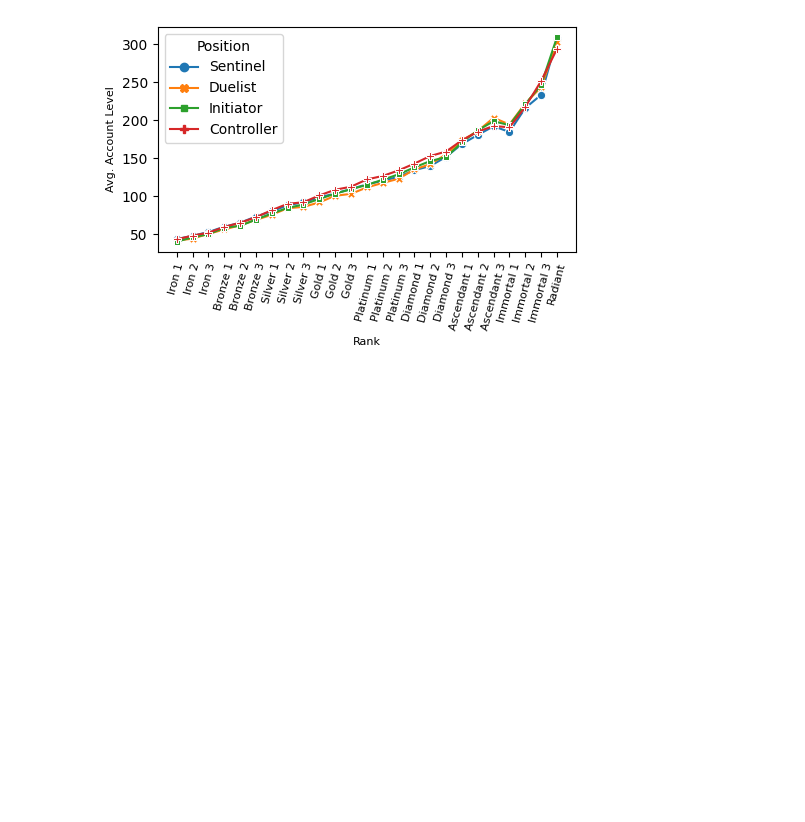
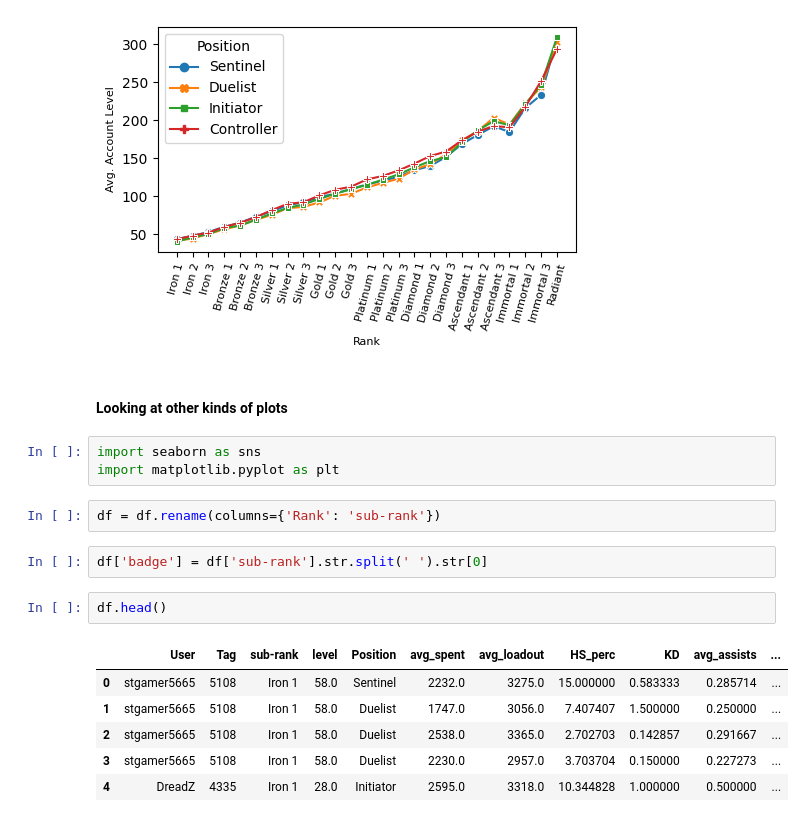
Before and after one commit to cgrant093/Valorant-Data-Project, a Jupyter notebook: src/feature_study.ipynb, the cells around one changed output. Cells and saved outputs as stored; diff of their text form; blank space fills up the shorter version.

```diff
--- a/src/feature_study.ipynb
+++ b/src/feature_study.ipynb
@@ -125,3 +113,21 @@ plot_avg_value_per_position('avg_loadout', df, plot_path, 'Avg. Economy Loadout
 plot_avg_value_per_position('level', df, plot_path, 'Avg. Account Level')
 # %% [output]
 [figure]
+# %% [markdown]
+#### Looking at other kinds of plots
+# %%
+import seaborn as sns
+import matplotlib.pyplot as plt
+# %%
+df = df.rename(columns={'Rank': 'sub-rank'})
+# %%
+df['badge'] = df['sub-rank'].str.split(' ').str[0]
+# %%
+df.head()
+# %% [output]
+|  | User | Tag | sub-rank | level | Position | avg_spent | avg_loadout | HS_perc | KD | avg_assists | ... |
+| 0 | stgamer5665 | 5108 | Iron 1 | 58.0 | Sentinel | 2232.0 | 3275.0 | 15.000000 | 0.583333 | 0.285714 | ... |
+| 1 | stgamer5665 | 5108 | Iron 1 | 58.0 | Duelist | 1747.0 | 3056.0 | 7.407407 | 1.500000 | 0.250000 | ... |
+| 2 | stgamer5665 | 5108 | Iron 1 | 58.0 | Duelist | 2538.0 | 3365.0 | 2.702703 | 0.142857 | 0.291667 | ... |
+| 3 | stgamer5665 | 5108 | Iron 1 | 58.0 | Duelist | 2230.0 | 2957.0 | 3.703704 | 0.150000 | 0.227273 | ... |
+| 4 | DreadZ | 4335 | Iron 1 | 28.0 | Initiator | 2595.0 | 3318.0 | 10.344828 | 1.000000 | 0.500000 | ... |
```
Also changed, not shown: parts of 7 cells of this notebook, 9 other files.
